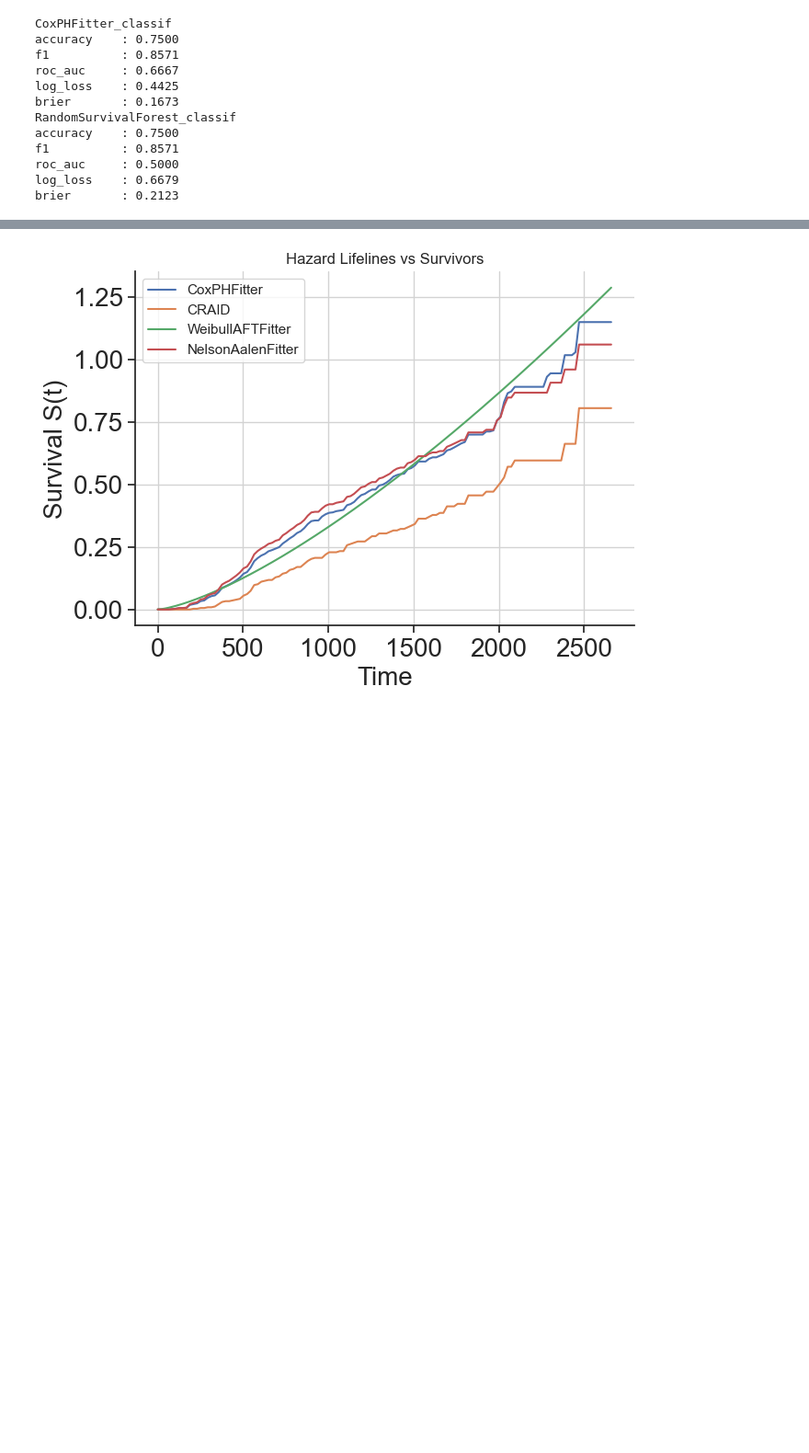
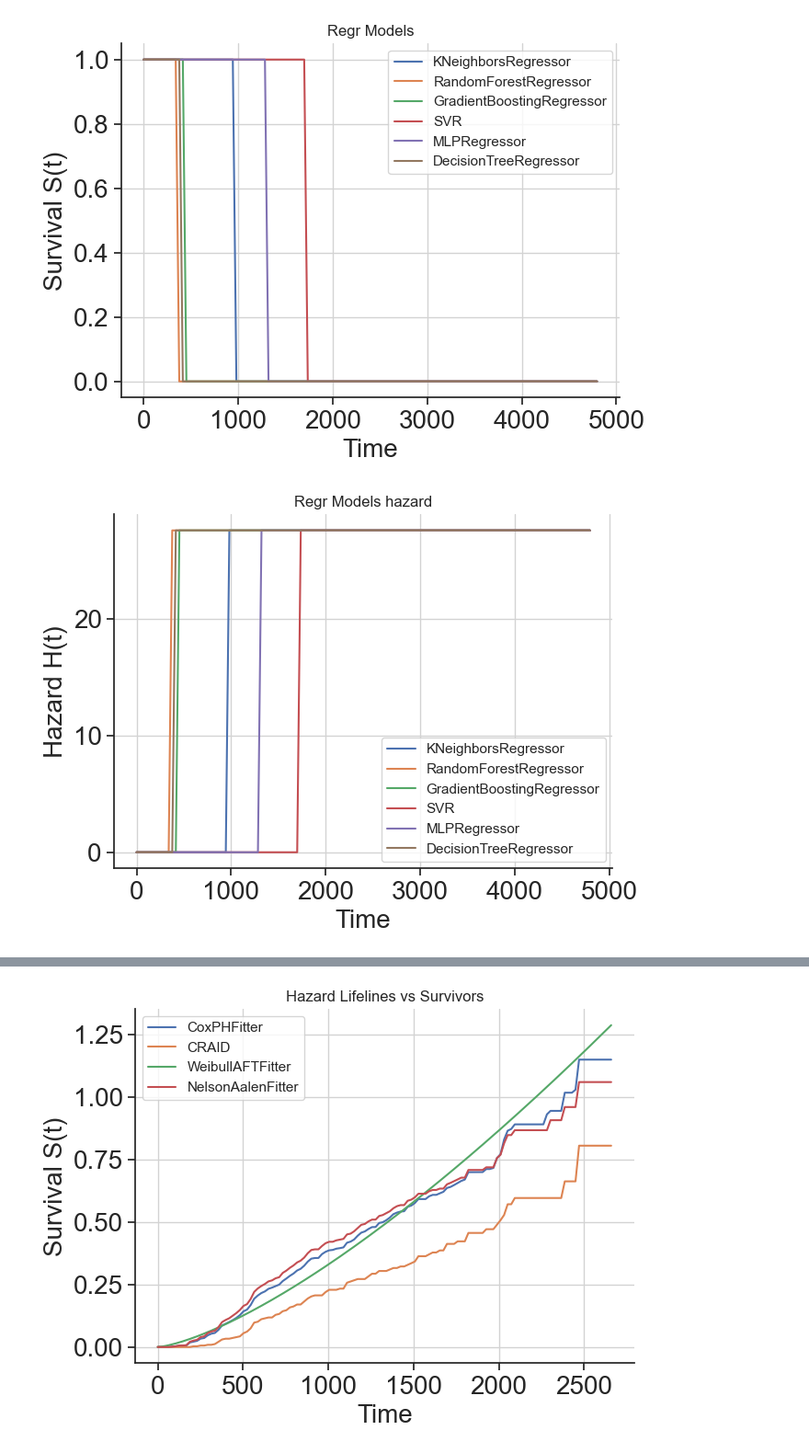
Before and after one commit to DimonZhi/SAWrap, a Jupyter notebook: wrap.ipynb, the cells around one changed output, grey strips where cells are left out. Shown at 92% size. Drawn from its saved outputs; the diff is of its cells as text; code cells hidden in the pictures; blank space fills up the shorter version.

```diff
--- a/wrap.ipynb
+++ b/wrap.ipynb
@@ -394,18 +410,12 @@ plot_many([m_sa1, m_sa2], X, sample=0, title="SAWrapSA")
-# %%
-metrics = eval_classification_model(m_sa1, X, event)
-print_metrics(metrics, "CoxPHFitter_classif")
-metrics = eval_classification_model(m_sa2, X, event)
-print_metrics(metrics, "RandomSurvivalForest_classif")
-# %% [output]
-CoxPHFitter_classif
-accuracy    : 0.7500
-f1          : 0.8571
-roc_auc     : 0.6667
-log_loss    : 0.4425
-brier       : 0.1673
-RandomSurvivalForest_classif
-accuracy    : 0.7500
-f1          : 0.8571
-roc_auc     : 0.5000
-log_loss    : 0.6679
-brier       : 0.2123
+# %%
+m7 = RegrWrapSA(KNeighborsRegressor()).fit(X,y)
+m8 = RegrWrapSA(RandomForestRegressor()).fit(X,y)
+m9 = RegrWrapSA(GradientBoostingRegressor()).fit(X,y)
+m10 = RegrWrapSA(SVR()).fit(X,y)
+m11 = RegrWrapSA(MLPRegressor()).fit(X,y)
+m12 = RegrWrapSA(DecisionTreeRegressor()).fit(X,y)
+plot_many([m7, m8, m9, m10, m11, m12], X, sample=0, title="Regr Models")
+plot_many([m7, m8, m9, m10, m11, m12], X, sample=0, title="Regr Models hazard", mode = "hazard")
+# %% [output]
+[figure, added]
+[figure, added]
```
Also changed, not shown: parts of 19 cells of this notebook, 3 other files.
